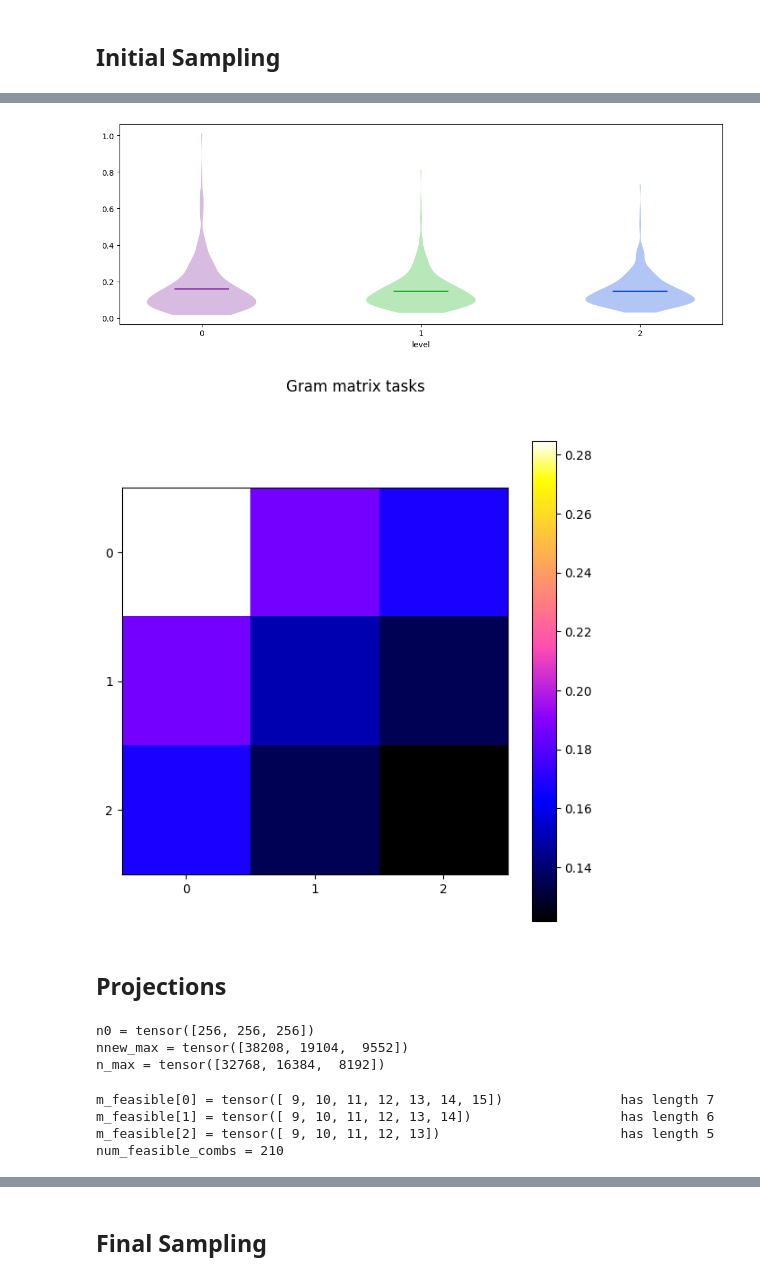
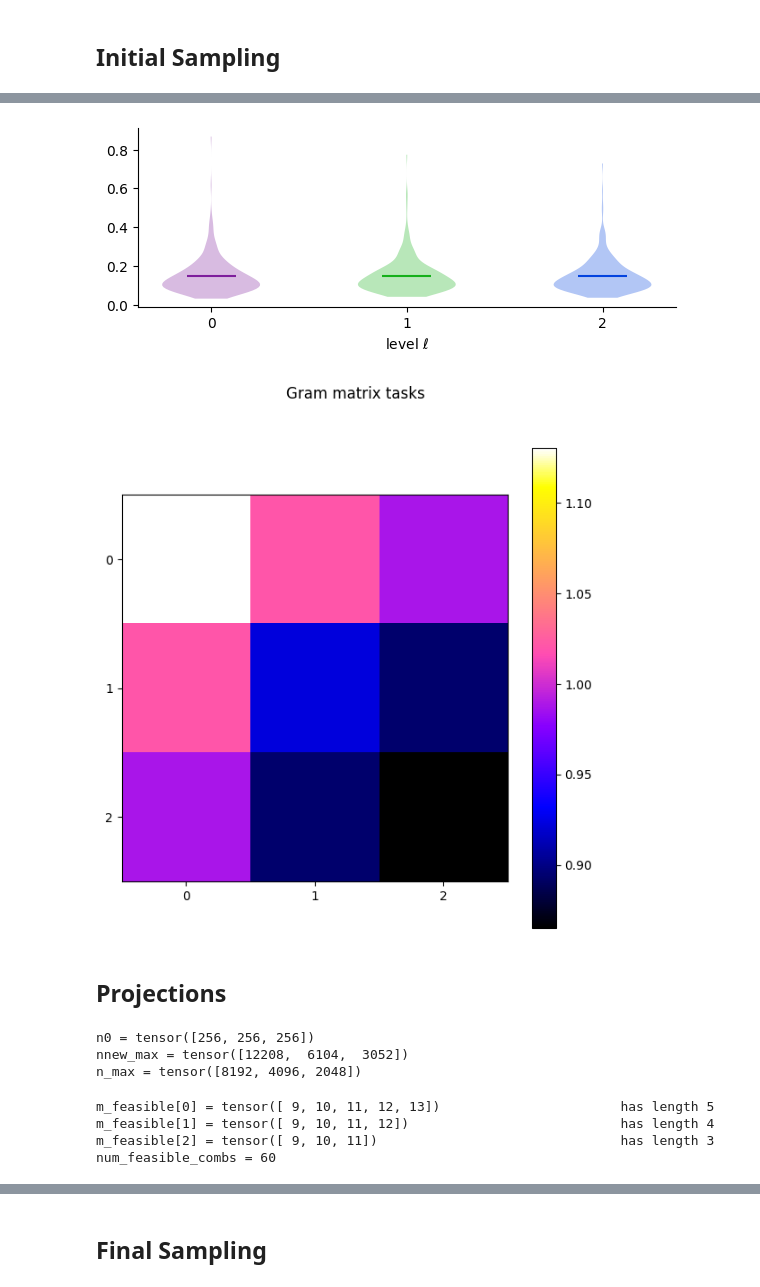
Before and after one commit to sandialabs/mlqmcpy, a Jupyter notebook: examples/mifgp.ipynb, the cells around one changed output, grey strips where cells are left out. Cells and saved outputs as stored; diff of their text form; code cells hidden in the pictures.

Commit message:
plotting for MCM25

```diff
--- a/examples/mifgp.ipynb
+++ b/examples/mifgp.ipynb
@@ -20,9 +22,12 @@ WIDTH = 2*(500/72)
 ## Parameters
 # %%
 confidence = .99
-budget = 10000
 d = 5
+# num_levels = 2
+# budget = 20000
 num_levels = 3
+budget = 3500
+level_offset = 2
 cost_per_level = 2.**(torch.arange(num_levels)-num_levels+1)
 print("cost_per_level = %s"%cost_per_level)
 m0 = 8*torch.ones(num_levels,dtype=int)
@@ -42,7 +47,13 @@ remaining_budget = 9552.0
 # %%
 fgp = fastgp.FastGPDigitalNetB2(d,seed_for_seq=7,num_tasks=num_levels)
 x0s = fgp.get_x_next(n0)
-y0s = [torch.tensor([solve_elliptic_pde(level=l,coeffs=x[i].numpy())[0] for i in range(n0[l])]) for l,x in enumerate(x0s)]
+y0s = [torch.empty(n0[l]) for l in range(num_levels)]
+f0s = [np.empty((n0[l],2**(level_offset+l+2)-1)) for l in range(num_levels)]
+uvecs = [None]*num_levels
+for l in range(num_levels):
+    for i in range(n0[l]):
+        y0s[l][i],uvec,_,f0s[l][i] = solve_elliptic_pde(level=level_offset+l,coeffs=x0s[l][i].numpy())
+    uvecs[l] = uvec
 fgp.add_y_next(y0s)
 data0 = fgp.fit()
 print("data")
@@ -76,0 +88,10 @@ pcerror0 = 1.05e-02
+# %%
+fig,ax = pyplot.subplots(nrows=1,ncols=num_levels,figsize=(WIDTH,WIDTH/1.5/num_levels),sharex=True,sharey=True)
+for l in range(num_levels):
+    for i in range(n0[l]):
+        ax[l].plot(uvecs[l],f0s[l][i],color=COLORS[l],linewidth=.25)
+        ax[l].scatter(.5,y0s[l][i],color=COLORS[l],s=1)
+    ax[l].scatter(uvecs[l],np.zeros_like(uvecs[l]),color="k",marker="*",s=1)
+    ax[l].set_xlabel(r"$u$",fontsize="xx-large")
+    ax[l].set_title(r"$f(%d,\boldsymbol{x}_1,u),f(%d,\boldsymbol{x}_2,u),\dots$"%(l+1,l+1),fontsize="xx-large")
+fig.savefig("mifgp_figs/f.pdf",bbox_inches="tight")
@@ -77,11 +100,13 @@ pcerror0 = 1.05e-02
 # %%
-fig,ax = pyplot.subplots(nrows=1,ncols=1,figsize=(WIDTH,WIDTH/num_levels))
+fig,ax = pyplot.subplots(nrows=1,ncols=1,figsize=(WIDTH/2,WIDTH/2/num_levels))
 for l in range(num_levels):
     ax.violinplot(fgp.y[l],[l],showmeans=True,showextrema=False)
-ax.set_xlabel("level")
+ax.set_xlabel(r"level $\ell$")
+ax.spines[["top","right"]].set_visible(False)
 ax.set_xticks(torch.arange(num_levels));
+fig.savefig("mifgp_figs/violins.pdf",bbox_inches="tight")
 # %% [output]
-[figure, old version]
+[figure, new version]
 # %%
 SPACING = .25
 fig,ax = pyplot.subplots(nrows=1,ncols=1,figsize=(WIDTH/2,WIDTH/2))
@@ -91,7 +116,7 @@ ax.set_xticks(torch.arange(num_levels))
 ax.set_yticks(torch.arange(num_levels))
 fig.suptitle("Gram matrix tasks");
 # %% [output]
-[figure, old version]
+[figure, new version]
 # %% [markdown]
 ## Projections
 # %%
@@ -104,8 +129,8 @@ print("n_max = %s"%n_max)
 assert (n_max>n0).all(), "must have a large enough budget to at least double the same size on the finest level"
 # %% [output]
 n0 = tensor([256, 256, 256])
-nnew_max = tensor([38208, 19104,  9552])
-n_max = tensor([32768, 16384,  8192])
+nnew_max = tensor([12208,  6104,  3052])
+n_max = tensor([8192, 4096, 2048])
 # %%
 m_feasible = [torch.arange(m0[l]+1,m_max[l]+1) for l in range(num_levels)]
 num_m_feasible = torch.tensor([len(m_feasible[l]) for l in range(num_levels)])
@@ -114,10 +139,10 @@ for l in range(num_levels):
 num_feasible_combs = num_m_feasible.prod()
 print("num_feasible_combs = %d"%num_feasible_combs)
 # %% [output]
-m_feasible[0] = tensor([ 9, 10, 11, 12, 13, 14, 15])               has length 7
-m_feasible[1] = tensor([ 9, 10, 11, 12, 13, 14])                   has length 6
-m_feasible[2] = tensor([ 9, 10, 11, 12, 13])                       has length 5
-num_feasible_combs = 210
+m_feasible[0] = tensor([ 9, 10, 11, 12, 13])                       has length 5
+m_feasible[1] = tensor([ 9, 10, 11, 12])                           has length 4
+m_feasible[2] = tensor([ 9, 10, 11])                               has length 3
+num_feasible_combs = 60
 # %%
 mfmesh = torch.meshgrid(*m_feasible,indexing="ij")
 mf_comb = torch.vstack([mfmesh_l.flatten() for mfmesh_l in mfmesh]).T
```
Also changed, not shown: parts of 9 cells of this notebook, 1 other file.
